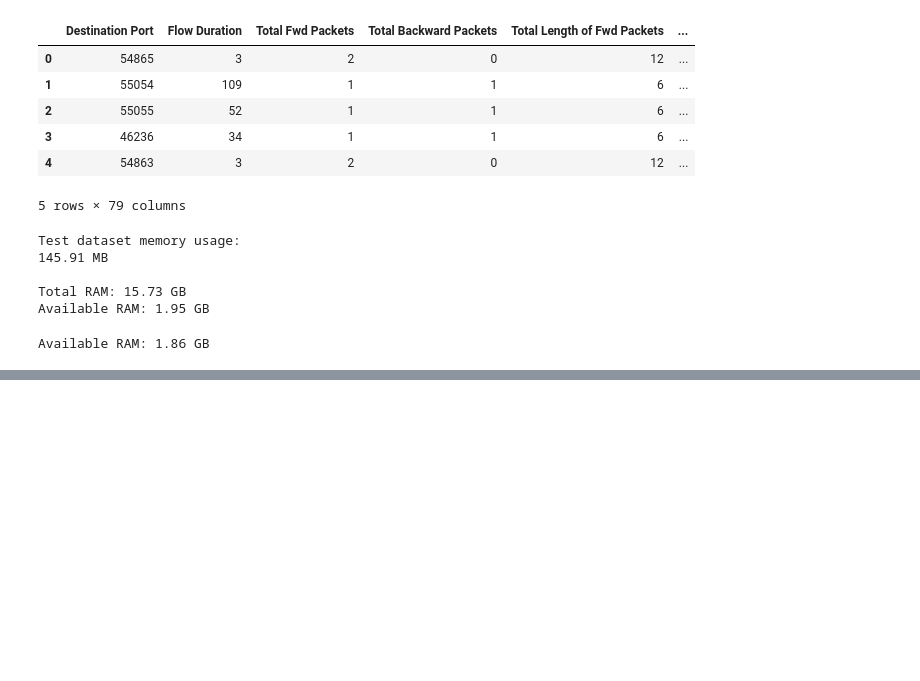
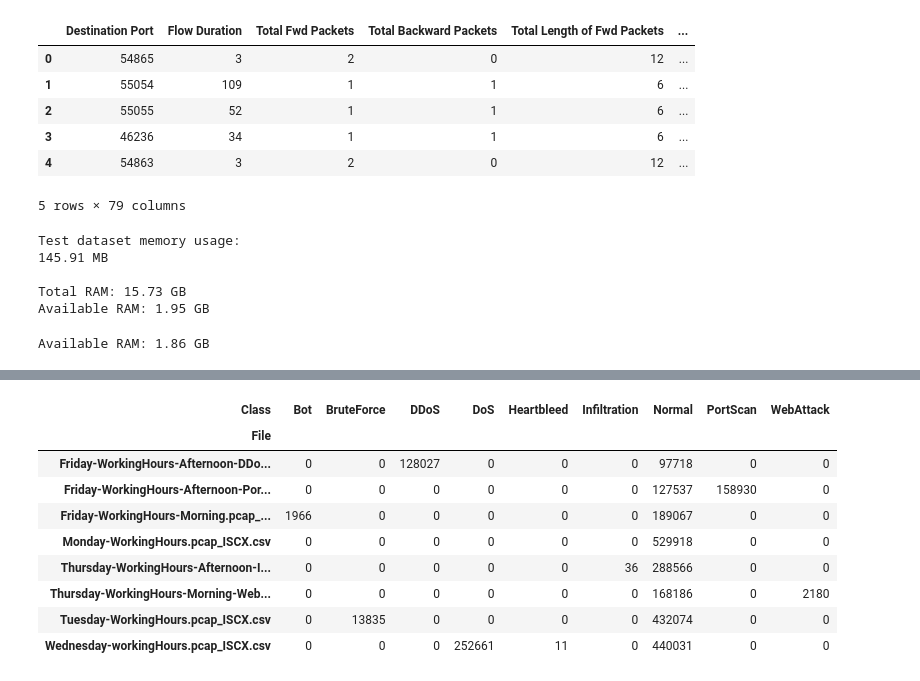
Before and after one commit to AtharvKharate88/Network_intrusion_detection_system, a Jupyter notebook: ml/nids_training.ipynb, the cells around one changed output, grey strips where cells are left out. Saved outputs shown, nothing was run; the diff lists cells and outputs as text; code cells hidden in the pictures; blank space fills up the shorter version.

```diff
--- a/ml/nids_training.ipynb
+++ b/ml/nids_training.ipynb
@@ -351,0 +705,14 @@ Available RAM: 1.86 GB
+# %%
+from pathlib import Path
+
+DATASET_DIR = (
+    Path("/content/drive/MyDrive/CIC-IDS2017/MachineLearningCVE")
+)
+
+csv_files = sorted(DATASET_DIR.glob("*.csv"))
+
+print("Dataset folder exists:", DATASET_DIR.exists())
+print("CSV files found:", len(csv_files))
+
+for file in csv_files:
+    print(f"{file.name}: {file.stat().st_size / (1024**2):.1f} MB")
@@ -351,0 +1253,44 @@ Available RAM: 1.86 GB
+# %%
+from collections import Counter
+import pandas as pd
+
+label_by_file = []
+
+for file in csv_files:
+    counts = Counter()
+
+    for chunk in pd.read_csv(file, chunksize=100_000, low_memory=False):
+        chunk.columns = chunk.columns.str.strip()
+        label_col = next(c for c in chunk.columns if c.lower() == "label")
+        mapped = chunk[label_col].map(map_label)
+        counts.update(mapped[mapped != "Unknown"].dropna())
+
+    for label, count in counts.items():
+        label_by_file.append({
+            "File": file.name,
+            "Class": label,
+            "Count": count,
+        })
+
+file_class_counts = pd.DataFrame(label_by_file)
+
+display(
+    file_class_counts.pivot_table(
+        index="File",
+        columns="Class",
+        values="Count",
+        aggfunc="sum",
+        fill_value=0,
+    )
+)
+# %% [output]
+| Class | Bot | BruteForce | DDoS | DoS | Heartbleed | Infiltration | Normal | PortScan | WebAttack |
+| File |  |  |  |  |  |  |  |  |  |
+| Friday-WorkingHours-Afternoon-DDo... | 0 | 0 | 128027 | 0 | 0 | 0 | 97718 | 0 | 0 |
+| Friday-WorkingHours-Afternoon-Por... | 0 | 0 | 0 | 0 | 0 | 0 | 127537 | 158930 | 0 |
+| Friday-WorkingHours-Morning.pcap_... | 1966 | 0 | 0 | 0 | 0 | 0 | 189067 | 0 | 0 |
+| Monday-WorkingHours.pcap_ISCX.csv | 0 | 0 | 0 | 0 | 0 | 0 | 529918 | 0 | 0 |
+| Thursday-WorkingHours-Afternoon-I... | 0 | 0 | 0 | 0 | 0 | 36 | 288566 | 0 | 0 |
+| Thursday-WorkingHours-Morning-Web... | 0 | 0 | 0 | 0 | 0 | 0 | 168186 | 0 | 2180 |
+| Tuesday-WorkingHours.pcap_ISCX.csv | 0 | 13835 | 0 | 0 | 0 | 0 | 432074 | 0 | 0 |
+| Wednesday-workingHours.pcap_ISCX.csv | 0 | 0 | 0 | 252661 | 11 | 0 | 440031 | 0 | 0 |
```
Also changed, not shown: parts of 35 cells of this notebook, 15 other files.
